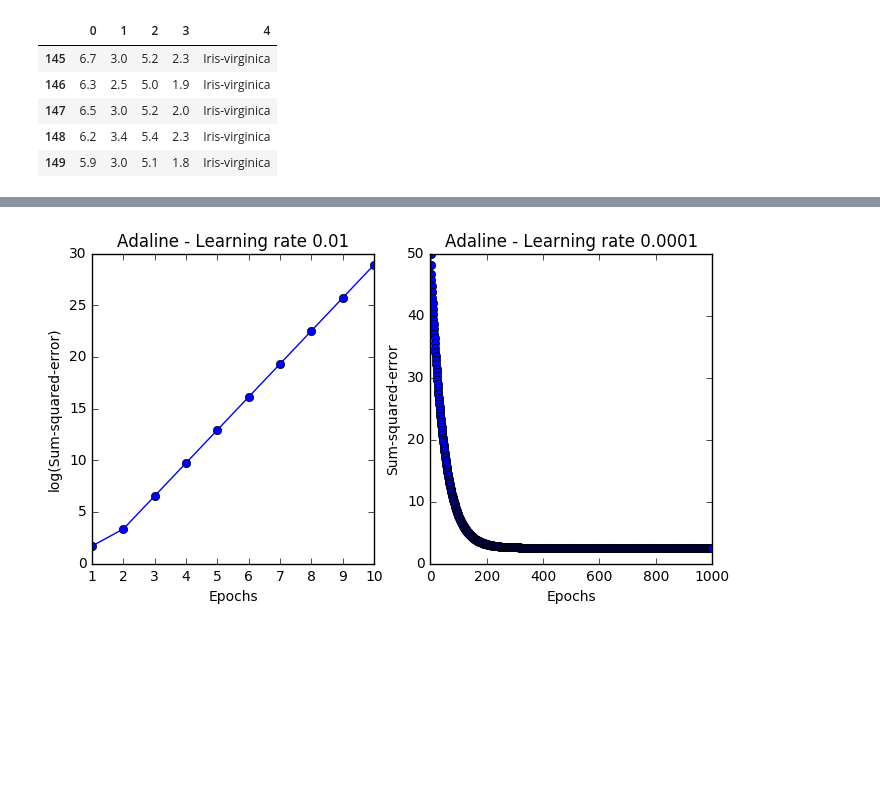
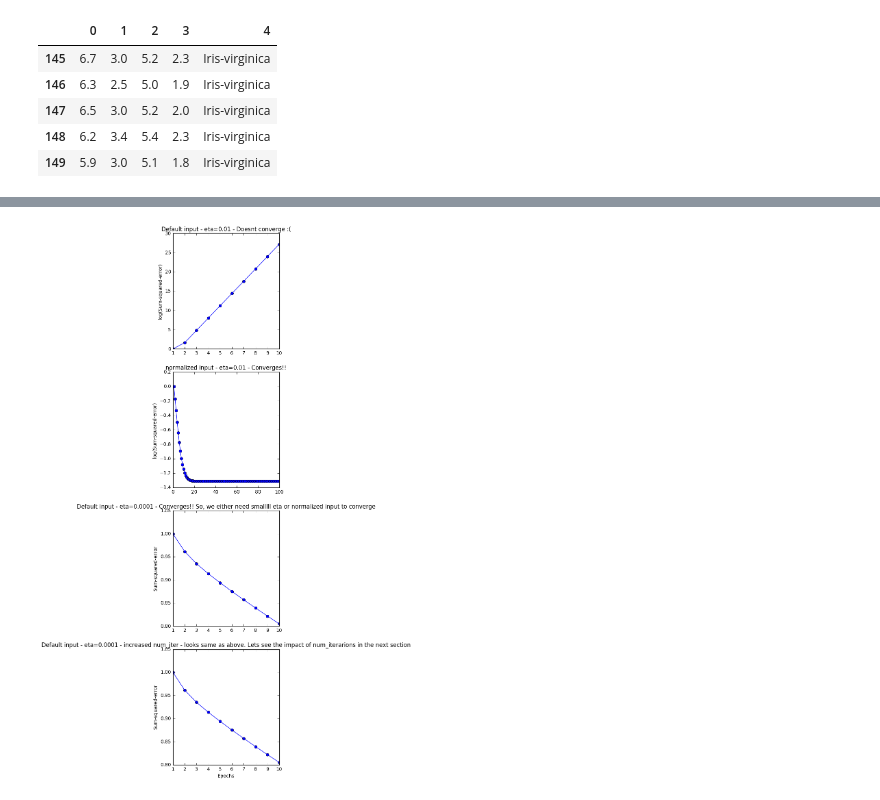
Before and after one commit to spoddutur/ml-notes, a Jupyter notebook: ch2.ipynb, the cells around one changed output, grey strips where cells are left out. Saved outputs shown, nothing was run; the diff lists cells and outputs as text; code cells hidden in the pictures; blank space fills up the shorter version.

```diff
--- a/ch2.ipynb
+++ b/ch2.ipynb
@@ -79,23 +87,45 @@ plt.show()
 # %%
 ###########################################################################################
 # ADALINE GD: Batch gradient descent. It doesnt converge at 0.01 learning rate.
 ###########################################################################################
 
 %run 'AdalineGD.ipynb'
-fig, ax = plt.subplots(nrows=1, ncols=2, figsize=(8, 4))
+fig, ax = plt.subplots(nrows=4, ncols=1, figsize=(4, 20))
+
+X_std = np.copy(X)
+X_std[:,0] = (X[:,0] - X[:,0].mean()) / X[:,0].std()
+X_std[:,1] = (X[:,1] - X[:,1].mean()) / X[:,1].std()
+
 ada1 = AdalineGD(n_iter=10, eta=0.01).fit(X, y)
 ax[0].plot(range(1, len(ada1.cost_) + 1), np.log10(ada1.cost_), marker='o')
-ax[0].set_xlabel('Epochs')
+#ax[0].set_xlabel('Epochs')
 ax[0].set_ylabel('log(Sum-squared-error)')
-ax[0].set_title('Adaline - Learning rate 0.01')
-ada2 = AdalineGD(n_iter=1000, eta=0.0001).fit(X, y)
-ax[1].plot(range(1, len(ada2.cost_) + 1), ada2.cost_, marker='o')
-ax[1].set_xlabel('Epochs')
-ax[1].set_ylabel('Sum-squared-error')
-ax[1].set_title('Adaline - Learning rate 0.0001')
+ax[0].set_title('Default input - eta=0.01 - Doesnt converge :(')
+
+ada2 = AdalineGD(n_iter=10, eta=0.0001).fit(X, y)
+ax[2].plot(range(1, len(ada2.cost_) + 1), ada2.cost_, marker='o')
+#ax[2].set_xlabel('Epochs')
+ax[2].set_ylabel('Sum-squared-error')
+ax[2].set_title('Default input - eta=0.0001 - Converges!! So, we either need smalllll eta or normalized input to converge')
+
+ada3 = AdalineGD(n_iter=100, eta=0.0001).fit(X, y)
+ax[3].plot(range(1, len(ada2.cost_) + 1), ada2.cost_, marker='o')
+ax[3].set_xlabel('Epochs')
+ax[3].set_ylabel('Sum-squared-error')
+ax[3].set_title('Default input - eta=0.0001 - increased num_iter - looks same as above. Lets see the impact of num_iterarions in the next section')
+
+ada_std = AdalineGD(n_iter=100, eta=0.01).fit(X_std, y)
+#plt.figure(figsize=(3, 3))
+ax[1].plot(range(1, len(ada_std.cost_) + 1), np.log10(ada_std.cost_), marker='o')
+#ax[1].set_xlabel('Epochs')
+ax[1].set_ylabel('log(Sum-squared-error)')
+ax[1].set_title('normalized input - eta=0.01 - Converges!!')
 plt.show()
+
+
+plt.show()
 # %% [output]
-[figure, old version]
+[figure, new version]
 # %%
 ###########################################################################################
 # ADALINE GD: normalize X and fit. Now it'll converge for eta=0.01. Also, decision boundary
```
Also changed, not shown: parts of 9 cells of this notebook.
